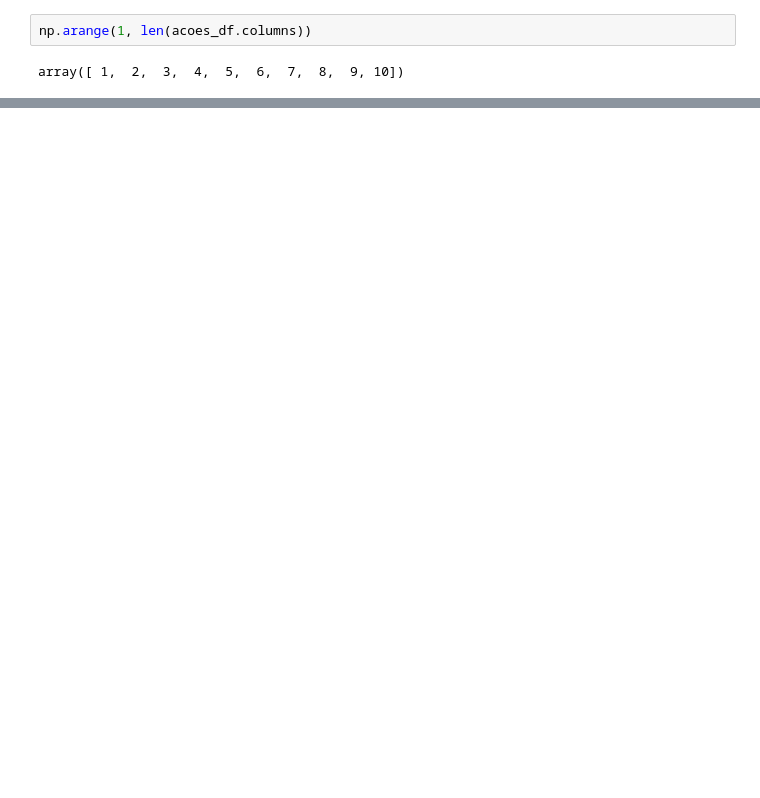
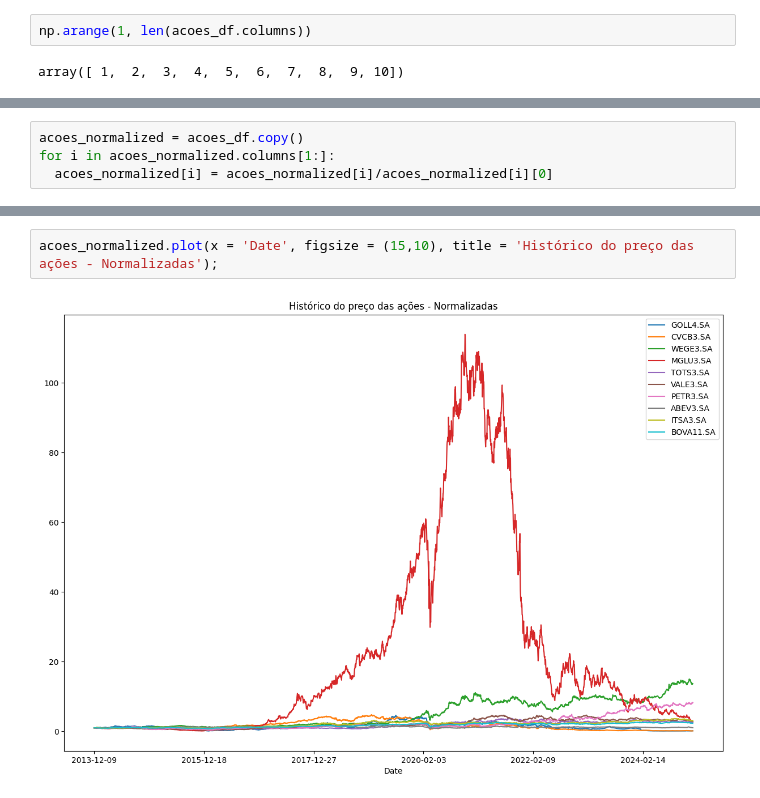
Before and after one commit to lgregs/FinancialReports, a Jupyter notebook: pythonFinanceiro.ipynb, the cells around one changed output, grey strips where cells are left out. Cells and saved outputs as stored; diff of their text form; blank space fills up the shorter version.

```diff
--- a/pythonFinanceiro.ipynb
+++ b/pythonFinanceiro.ipynb
@@ -632,0 +677,4 @@ acoes_df.plot(x = 'Date', figsize = (15,10), title = 'Histórico do preço das a
+# %%
+acoes_normalized = acoes_df.copy()
+for i in acoes_normalized.columns[1:]:
+  acoes_normalized[i] = acoes_normalized[i]/acoes_normalized[i][0]
@@ -632,0 +697,4 @@ acoes_df.plot(x = 'Date', figsize = (15,10), title = 'Histórico do preço das a
+# %%
+acoes_normalized.plot(x = 'Date', figsize = (15,10), title = 'Histórico do preço das ações - Normalizadas');
+# %% [output]
+[figure, added]
```
Also changed, not shown: parts of 48 cells of this notebook.
